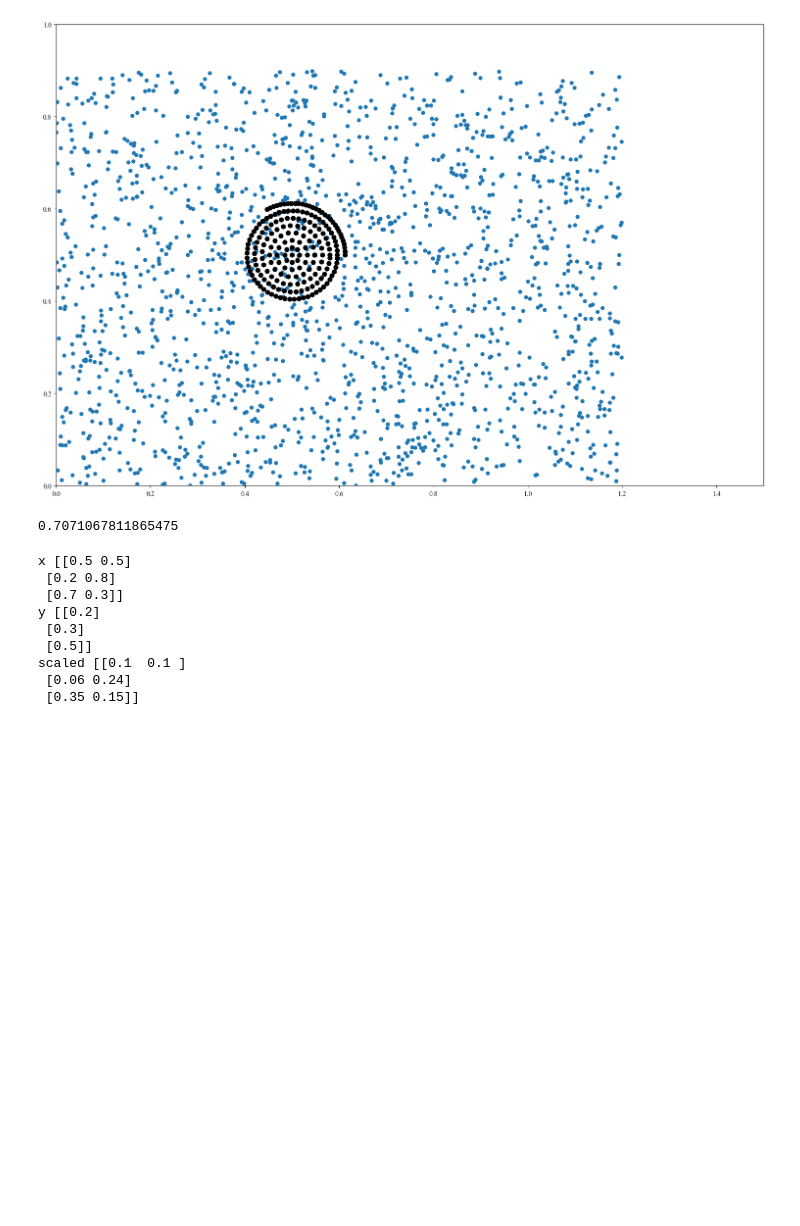
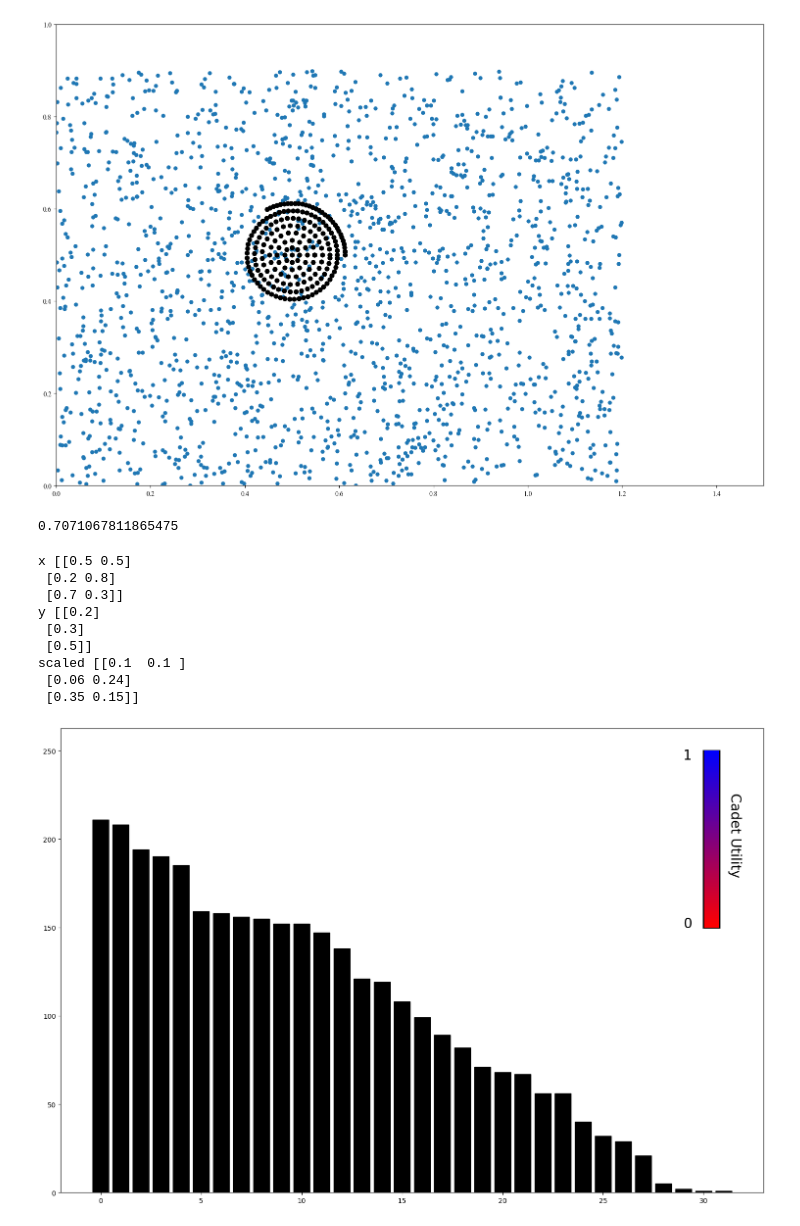
Before and after one commit to dglaird/afccp, a Jupyter notebook: afccp/executables/laird/afccp_2023.ipynb, the cells around one changed output. Drawn from its saved outputs; the diff is of its cells as text; code cells hidden in the pictures; blank space fills up the shorter version.

```diff
--- a/afccp/executables/laird/afccp_2023.ipynb
+++ b/afccp/executables/laird/afccp_2023.ipynb
@@ -268,3 +268,36 @@ sorted_indices = indice_tuples[sort_flat]
 # flat_indices = np.argsort(flat)[::-1]
 # flat_tuples = flat_indice_tuples[flat_indices]
 # print(flat_tuples)
+# %%
+# Create figure
+import matplotlib.pyplot as plt
+import numpy as np
+import random
+import math
+from matplotlib.patches import Rectangle
+figsize = (15, 10)
+fig, ax = plt.subplots(figsize=figsize, facecolor="white", tight_layout=True, dpi=100)
+
+vals = [0, 0.1, 0.2, 0.4, 0.6, 0.8, 1]
+heights = np.array([int(np.random.rand() * 220) for _ in range(32)])
+heights = np.sort(heights)[::-1]
+afscs = np.arange(32)
+ax.bar(afscs, heights, color="black", edgecolor="black")
+
+h = 100
+w1 = 0.8
+w2= 0.72
+vals = np.arange(101) / 100
+current_height = 150
+ax.add_patch(Rectangle((30, 150), w1, h, edgecolor = 'black', facecolor = 'red', fill=True,
+             lw=2))
+ax.text(29, 245, '1', fontsize = 20)
+ax.text(29, 150, '0', fontsize = 20)
+ax.text(31.2, 180, 'Cadet Utility', fontsize = 20, rotation=270)
+# ax.add_patch(Rectangle((29, 145), 3, 110, edgecolor = 'black', fill=False, lw=2))
+for val in vals:
+    c = (1 - val, 0, val)
+    ax.add_patch(Rectangle((30.05, current_height), w2, h / 101, facecolor = c, fill=True))
+    current_height += h / 101
+# %% [output]
+[figure, added]
```
Also changed, not shown: parts of 8 cells of this notebook, 18 other files.
